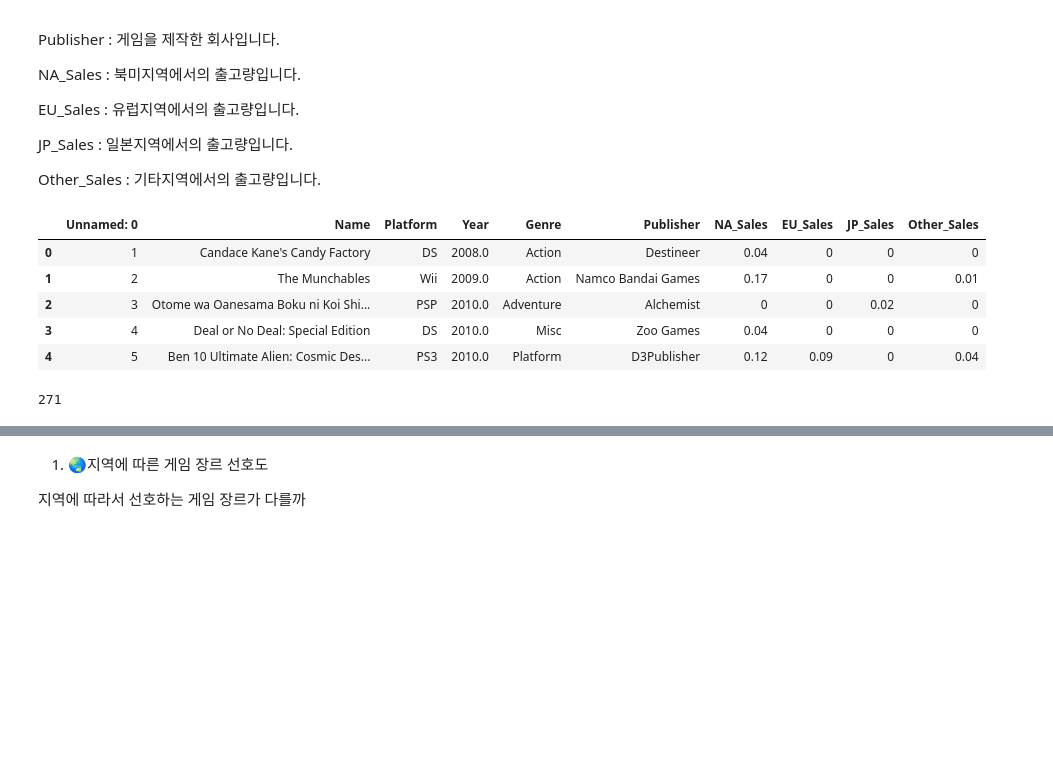
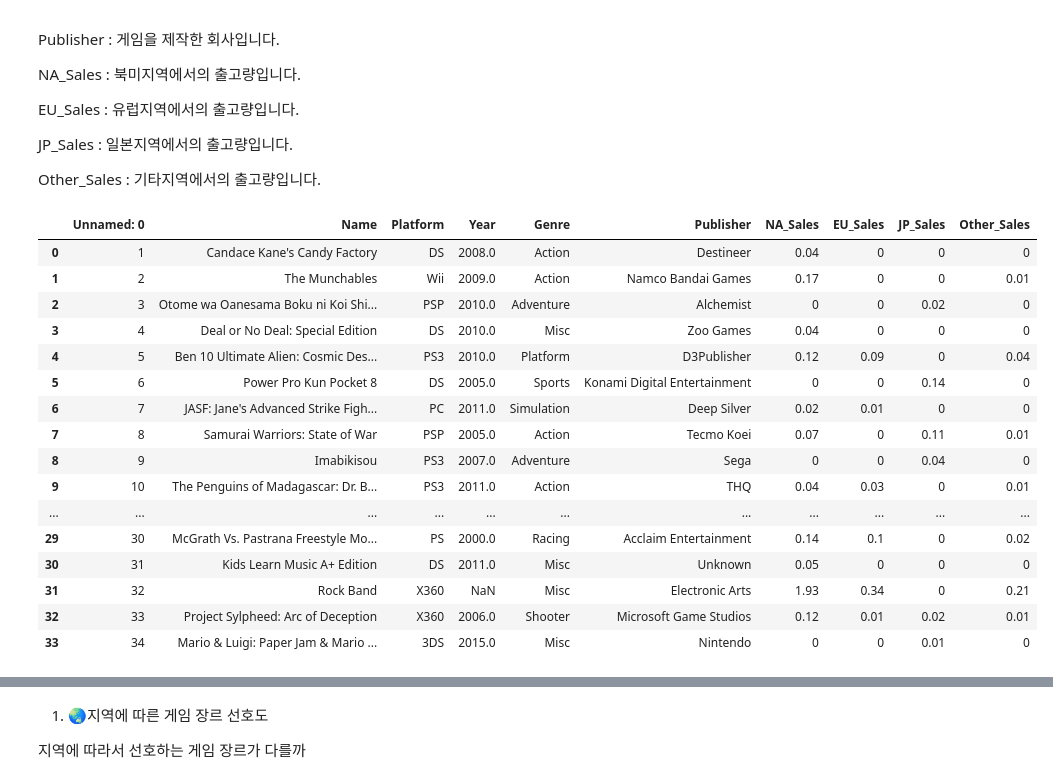
Before and after one commit to superahxd/_project, a Jupyter notebook: sec1_project.ipynb, the cells around one changed output, grey strips where cells are left out. Cells and saved outputs as stored; diff of their text form; code cells hidden in the pictures; blank space fills up the shorter version.

```diff
--- a/sec1_project.ipynb
+++ b/sec1_project.ipynb
@@ -32,11 +32,22 @@ import pandas as pd
 
 vgames = pd.read_csv('/content/vgames2.csv')
 # %%
-vgames.head()
+vgames.head(34)
 # %% [output]
 |  | Unnamed: 0 | Name | Platform | Year | Genre | Publisher | NA_Sales | EU_Sales | JP_Sales | Other_Sales |
 | 0 | 1 | Candace Kane's Candy Factory | DS | 2008.0 | Action | Destineer | 0.04 | 0 | 0 | 0 |
 | 1 | 2 | The Munchables | Wii | 2009.0 | Action | Namco Bandai Games | 0.17 | 0 | 0 | 0.01 |
 | 2 | 3 | Otome wa Oanesama Boku ni Koi Shi... | PSP | 2010.0 | Adventure | Alchemist | 0 | 0 | 0.02 | 0 |
 | 3 | 4 | Deal or No Deal: Special Edition | DS | 2010.0 | Misc | Zoo Games | 0.04 | 0 | 0 | 0 |
 | 4 | 5 | Ben 10 Ultimate Alien: Cosmic Des... | PS3 | 2010.0 | Platform | D3Publisher | 0.12 | 0.09 | 0 | 0.04 |
+| 5 | 6 | Power Pro Kun Pocket 8 | DS | 2005.0 | Sports | Konami Digital Entertainment | 0 | 0 | 0.14 | 0 |
+| 6 | 7 | JASF: Jane's Advanced Strike Figh... | PC | 2011.0 | Simulation | Deep Silver | 0.02 | 0.01 | 0 | 0 |
+| 7 | 8 | Samurai Warriors: State of War | PSP | 2005.0 | Action | Tecmo Koei | 0.07 | 0 | 0.11 | 0.01 |
+| 8 | 9 | Imabikisou | PS3 | 2007.0 | Adventure | Sega | 0 | 0 | 0.04 | 0 |
+| 9 | 10 | The Penguins of Madagascar: Dr. B... | PS3 | 2011.0 | Action | THQ | 0.04 | 0.03 | 0 | 0.01 |
+| ... | ... | ... | ... | ... | ... | ... | ... | ... | ... | ... |
+| 29 | 30 | McGrath Vs. Pastrana Freestyle Mo... | PS | 2000.0 | Racing | Acclaim Entertainment | 0.14 | 0.1 | 0 | 0.02 |
+| 30 | 31 | Kids Learn Music A+ Edition | DS | 2011.0 | Misc | Unknown | 0.05 | 0 | 0 | 0 |
+| 31 | 32 | Rock Band | X360 | NaN | Misc | Electronic Arts | 1.93 | 0.34 | 0 | 0.21 |
+| 32 | 33 | Project Sylpheed: Arc of Deception | X360 | 2006.0 | Shooter | Microsoft Game Studios | 0.12 | 0.01 | 0.02 | 0.01 |
+| 33 | 34 | Mario & Luigi: Paper Jam & Mario ... | 3DS | 2015.0 | Misc | Nintendo | 0 | 0 | 0.01 | 0 |
@@ -88,9 +102,5 @@ def year(x):
   else : return float(x)
 
 vgames['Year']=vgames['Year'].apply(year)
-# %%
-vgames['Year'].isna().sum()
-# %% [output]
-271
 # %%
 vgames=vgames.iloc[:,1:]
```
Also changed, not shown: parts of 18 cells of this notebook.
